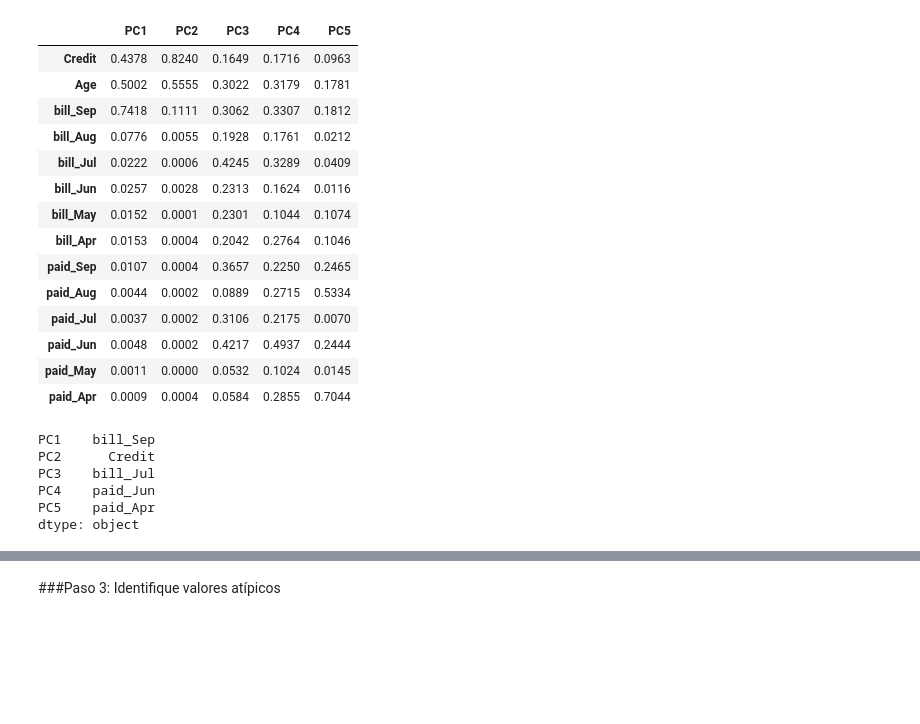
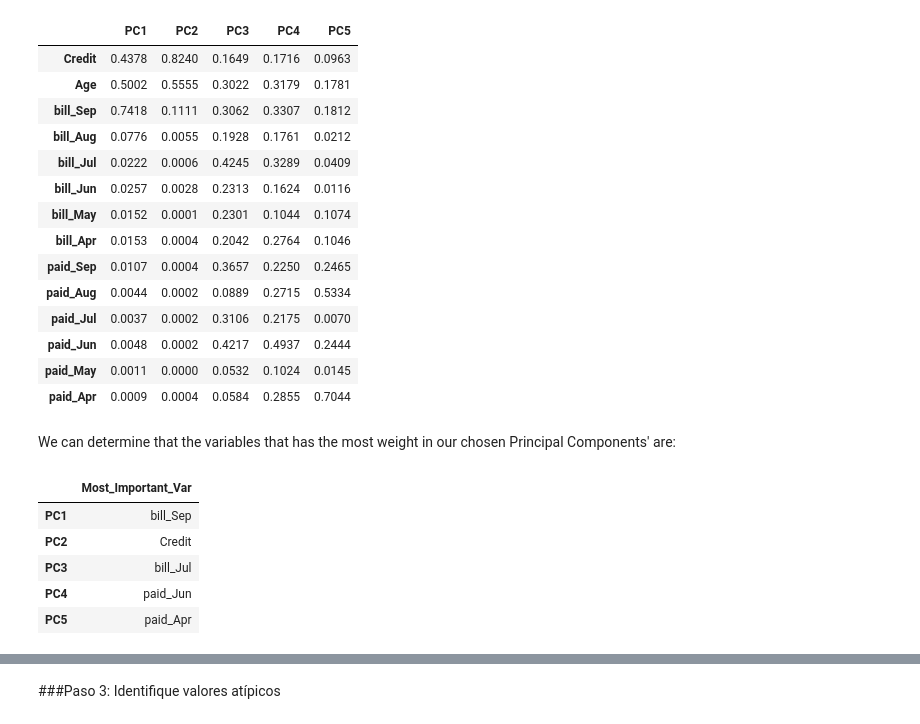
Before and after one commit to PosgradoMNA/actividades-del-projecto-team-1, a Jupyter notebook: Semana4_Actividad4_Team1.ipynb, the cells around one changed output, grey strips where cells are left out. Drawn from its saved outputs; the diff is of its cells as text; code cells hidden in the pictures; blank space fills up the shorter version.

```diff
--- a/Semana4_Actividad4_Team1.ipynb
+++ b/Semana4_Actividad4_Team1.ipynb
@@ -294,12 +343,16 @@ df_components.iloc[:,:5]
 | paid_Jun | 0.0048 | 0.0002 | 0.4217 | 0.4937 | 0.2444 |
 | paid_May | 0.0011 | 0.0000 | 0.0532 | 0.1024 | 0.0145 |
 | paid_Apr | 0.0009 | 0.0004 | 0.0584 | 0.2855 | 0.7044 |
-# %%
-df_components.iloc[:,:5].idxmax()
-# %% [output]
-PC1    bill_Sep
-PC2      Credit
-PC3    bill_Jul
-PC4    paid_Jun
-PC5    paid_Apr
-dtype: object
+# %% [markdown]
+We can determine that the variables that has the most weight in our chosen Principal Components' are:
+# %%
+result_var=df_components.iloc[:,:5].idxmax(axis=0)
+result_var=pd.DataFrame(result_var, columns=['Most_Important_Var'])
+result_var
+# %% [output]
+|  | Most_Important_Var |
+| PC1 | bill_Sep |
+| PC2 | Credit |
+| PC3 | bill_Jul |
+| PC4 | paid_Jun |
+| PC5 | paid_Apr |
```
Also changed, not shown: parts of 13 cells of this notebook.
